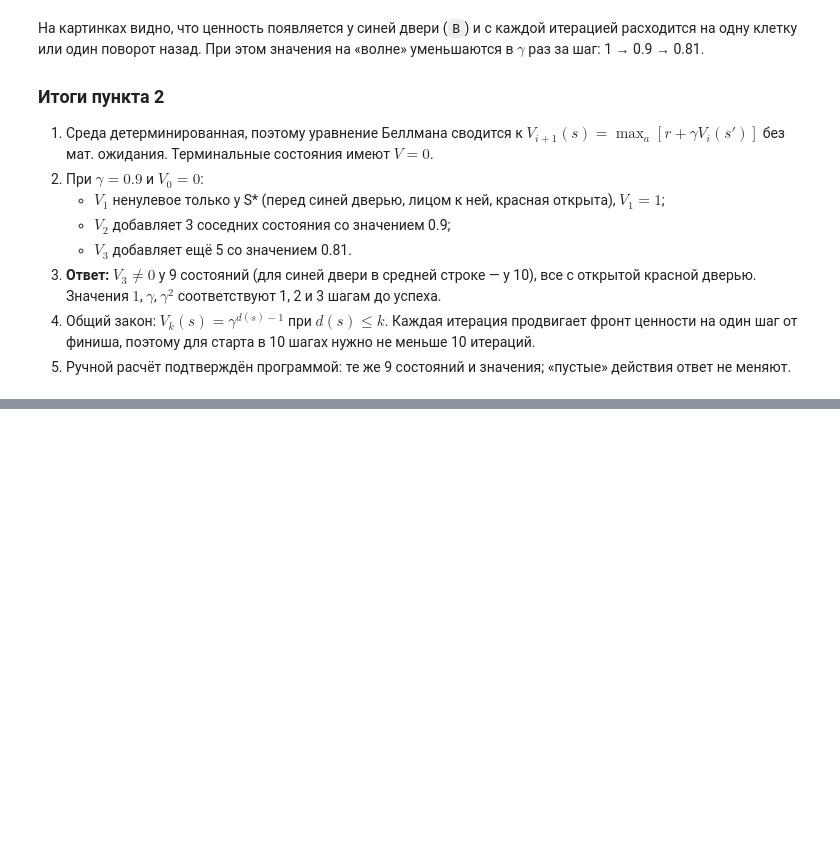
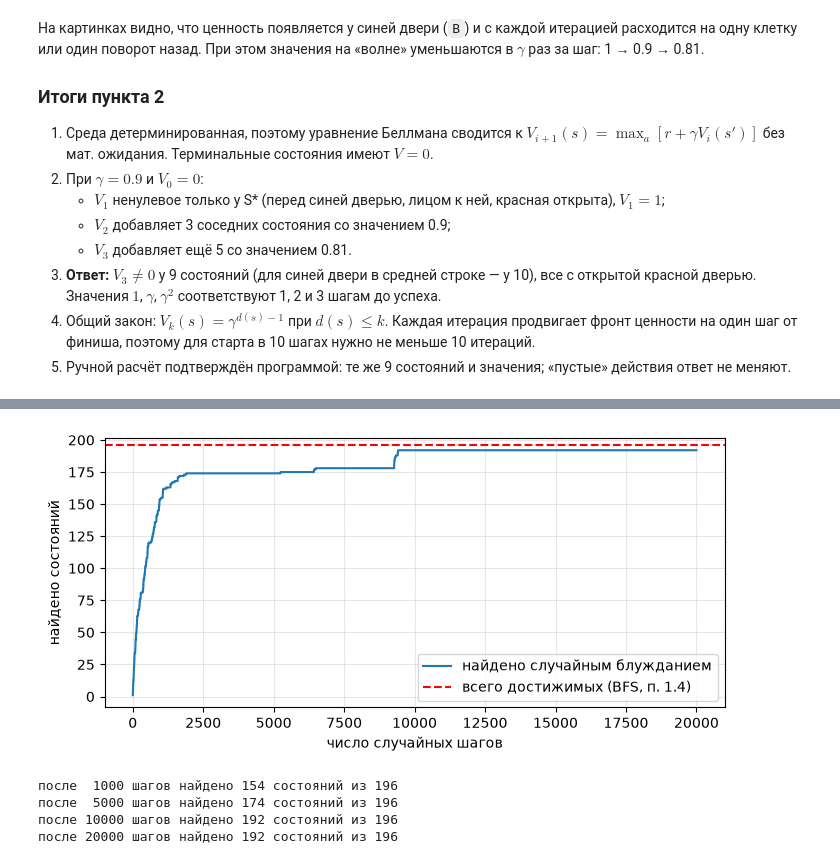
Before and after one commit to DmytryPan/RL-lab-01, a Jupyter notebook: lab01.ipynb, the cells around one changed output, grey strips where cells are left out. Drawn from its saved outputs; the diff is of its cells as text; code cells hidden in the pictures; blank space fills up the shorter version.

```diff
--- a/lab01.ipynb
+++ b/lab01.ipynb
@@ -767,0 +832,36 @@ plot_values(history, ["$V_1$", "$V_2$", "$V_3$"], states)
+# %%
+def explore_random(env, n_steps, seed=SEED, rng_seed=0):
+    # Случайное блуждание; возвращает {ключ: копия окружения} и кривую «найдено состояний после t шагов»
+    rng = random.Random(rng_seed)
+    envs = {}
+    curve = []
+    obs, _ = env.reset(seed=seed)
+    for _ in range(n_steps):
+        k = state_key(obs, env)
+        if k not in envs:
+            envs[k] = copy.deepcopy(env)
+        curve.append(len(envs))
+        obs, r, terminated, truncated, _ = env.step(rng.choice(USEFUL_ACTIONS))
+        if terminated or truncated:
+            obs, _ = env.reset(seed=seed)
+    return envs, curve
+
+
+env = make_env()
+_, curve = explore_random(env, 20000)
+plt.figure(figsize=(8, 3.5))
+plt.plot(np.arange(1, len(curve) + 1), curve, label="найдено случайным блужданием")
+plt.axhline(196, color="red", linestyle="--", label="всего достижимых (BFS, п. 1.4)")
+plt.xlabel("число случайных шагов")
+plt.ylabel("найдено состояний")
+plt.legend()
+plt.grid(alpha=0.3)
+plt.show()
+for n in [1000, 5000, 10000, 20000]:
+    print(f"после {n:5d} шагов найдено {curve[n - 1]} состояний из 196")
+# %% [output]
+[figure, added]
+после  1000 шагов найдено 154 состояний из 196
+после  5000 шагов найдено 174 состояний из 196
+после 10000 шагов найдено 192 состояний из 196
+после 20000 шагов найдено 192 состояний из 196
```
Also changed, not shown: parts of 50 cells of this notebook, 1 other file.
